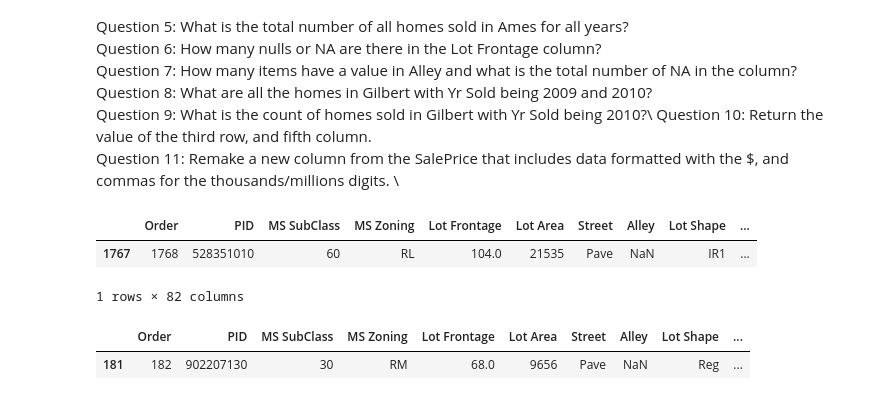
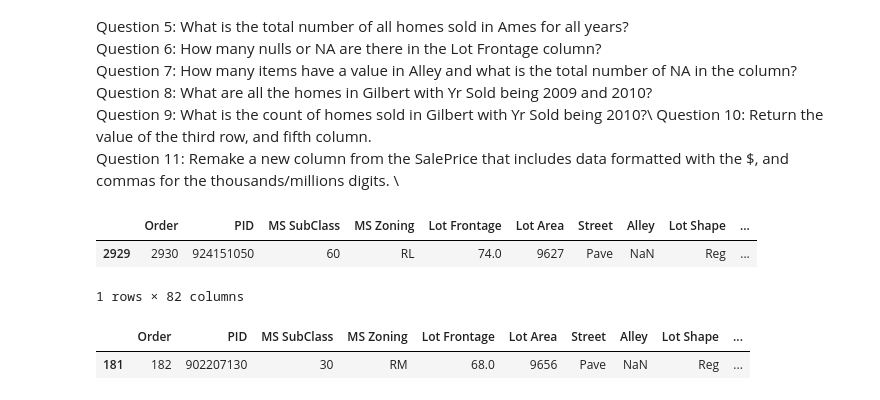
Before and after one commit to RSample12/Grand-Circus-Assignments, a Jupyter notebook: ames-housing/ames_housing.ipynb, the cells around one changed output. Drawn from its saved outputs; the diff is of its cells as text; code cells hidden in the pictures.

```diff
--- a/ames-housing/ames_housing.ipynb
+++ b/ames-housing/ames_housing.ipynb
@@ -27,10 +27,10 @@ Question 10:  Return the value of the third row, and fifth column.\
 Question 11:  Remake a new column from the SalePrice that includes data formatted with the $, and commas for the thousands/millions digits. \
 # %%
 # Question 2:  Print the highest and lowest priced homes in Ames. \
-df = df.sort_values(by='SalePrice')
+sorted_df = df.sort_values(by='SalePrice')
 df.tail(1)
 # %% [output]
 |  | Order | PID | MS SubClass | MS Zoning | Lot Frontage | Lot Area | Street | Alley | Lot Shape | ... |
-| 1767 | 1768 | 528351010 | 60 | RL | 104.0 | 21535 | Pave | NaN | IR1 | ... |
+| 2929 | 2930 | 924151050 | 60 | RL | 74.0 | 9627 | Pave | NaN | Reg | ... |
 1 rows × 82 columns
 # %%
```
Also changed, not shown: parts of 8 cells of this notebook, 2 other files.
